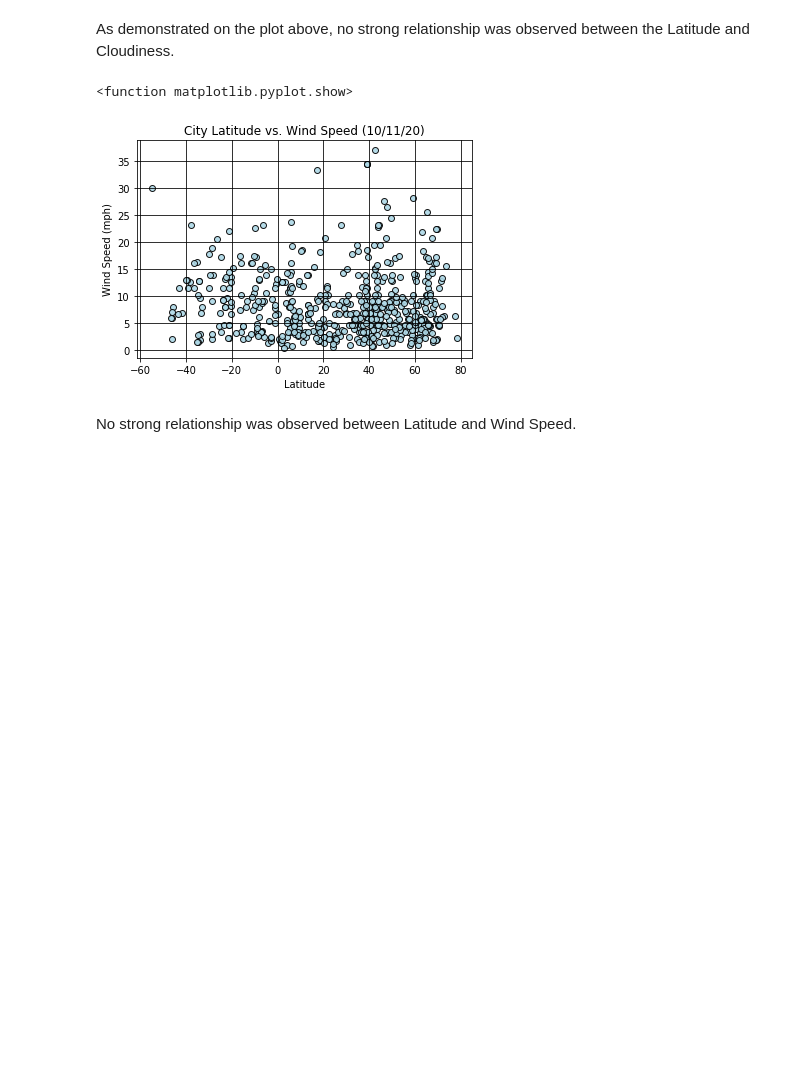
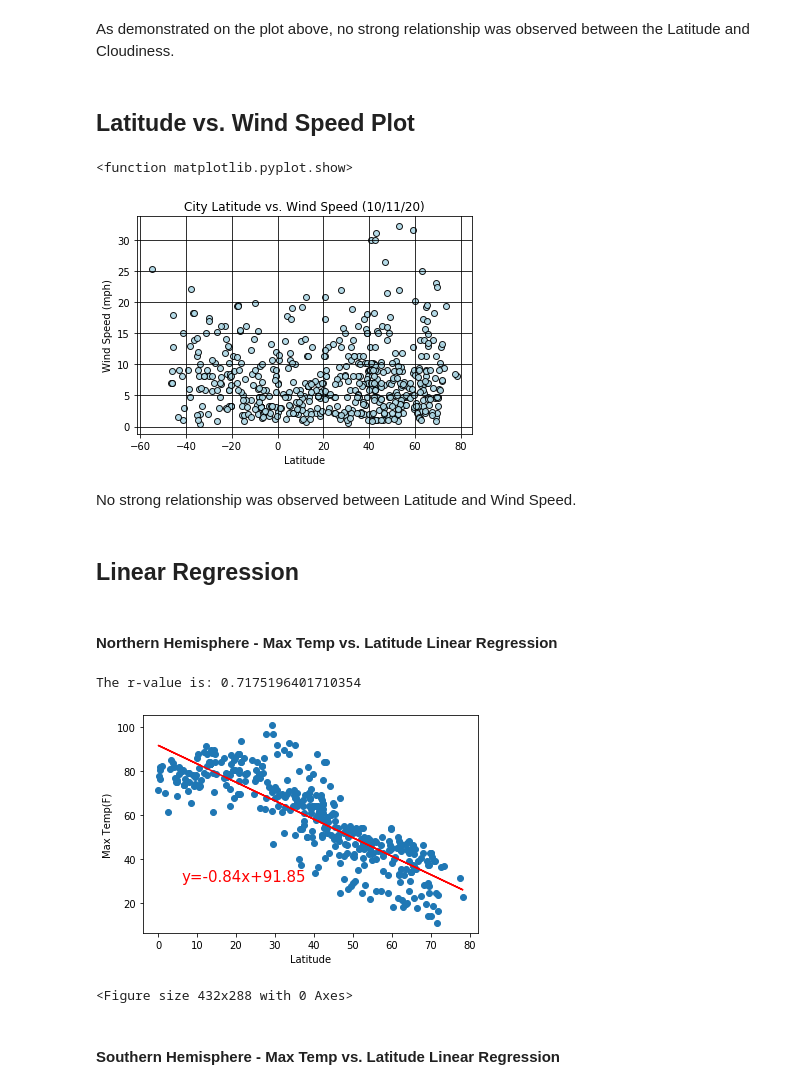
Before and after one commit to mizgutdina/python-api-challenge, a Jupyter notebook: WeatherPy/WeatherPy.ipynb, the cells around one changed output. Drawn from its saved outputs; the diff is of its cells as text; code cells hidden in the pictures; blank space fills up the shorter version.

```diff
--- a/WeatherPy/WeatherPy.ipynb
+++ b/WeatherPy/WeatherPy.ipynb
@@ -222,8 +269,10 @@ plt.show
 # %% [markdown]
 As demonstrated on the plot above, no strong relationship was observed between the Latitude and Cloudiness.
+# %% [markdown]
+## Latitude vs. Wind Speed Plot
 # %%
 #Scatter plot: Wind Speed (mph) vs Latitude
-plt.scatter(weather_df["Latitude"], weather_df['Wind Speed'],
+plt.scatter(weather_df["Lat"], weather_df['Wind Speed'],
             edgecolor='black', facecolor='lightblue', alpha=0.9)
 plt.title("City Latitude vs. Wind Speed (10/11/20)")
 plt.xlabel('Latitude')
@@ -235,6 +284,6 @@ plt.savefig('Images/Figure4.png')
 plt.show
 # %% [output]
 <function matplotlib.pyplot.show>
-[figure, old version]
+[figure, new version]
 # %% [markdown]
 No strong relationship was observed between Latitude and Wind Speed.
@@ -250,0 +290,54 @@ No strong relationship was observed between Latitude and Wind Speed.
+# %% [markdown]
+## Linear Regression
+# %%
+#Create different df for both hemispheres
+northern_hem_df = weather_df.loc[(weather_df['Lat']>=0)]
+southern_hem_df = weather_df.loc[(weather_df['Lat']<0)]
+
+#FUNCTION
+def plot_linear_regression (x_values, y_values, ylabel, text_coordinates):
+    # Perform a linear regression on temperature vs. latitude
+    (slope, intercept, rvalue, pvalue, stderr) = stats.linregress(x_values, y_values)
+
+    # Get regression values
+    regress_values = x_values * slope + intercept
+    #print(regress_values)
+    line_eq="y=" +str(round(slope,2)) + "x+" +str(round(intercept,2))
+#     plt.scatter(x_values,
+#                 y_values),
+#                 ylabel, coordinates)
+
+    plt.annotate #Line etc
+    plt.plot(x_values,regress_values,"r-")
+    plt.annotate(line_eq,text_coordinates,fontsize=15,color="red")
+    plt.xlabel('Latitude')
+    plt.ylabel(y_label)
+    print(f"The r-value is: {rvalue**2}")
+    plt.show()
+# %% [markdown]
+####  Northern Hemisphere - Max Temp vs. Latitude Linear Regression
+# %%
+plt.scatter(northern_hem_df['Lat'], northern_hem_df['Max Temp'])
+x_values=northern_hem_df['Lat']
+y_values=northern_hem_df['Max Temp']
+y_label="Max Temp(F)"
+
+
+plot_linear_regression(x_values, y_values, y_label,(6,30))
+plt.show()
+#plt.savefig('Images/Figure5.png')
+#Coordinates were provided by my tutor as an example for how to build a function
+
+# plot_linear_regression(x_values, y_values, 'Max Temp', (-55, 90))
+# plot_linear_regression(x_values, y_values, 'Humidity',(40,10))
+# plot_linear_regression(x_values, y_values, 'Humidity', (-50, 20))
+# plot_linear_regression(x_values, y_values, 'Cloudiness', (40,10))
+# plot_linear_regression(x_values, y_values, 'Cloudiness', (-30,30))
+# plot_linear_regression(x_values, y_values, 'Wind Speed', (40,25))
+# plot_linear_regression(x_values, y_values, 'Wind Speed', (-50, 20))
+# %% [output]
+The r-value is: 0.7175196401710354
+[figure, added]
+<Figure size 432x288 with 0 Axes>
+# %% [markdown]
+####  Southern Hemisphere - Max Temp vs. Latitude Linear Regression
```
Also changed, not shown: parts of 36 cells of this notebook, 6 other files.
